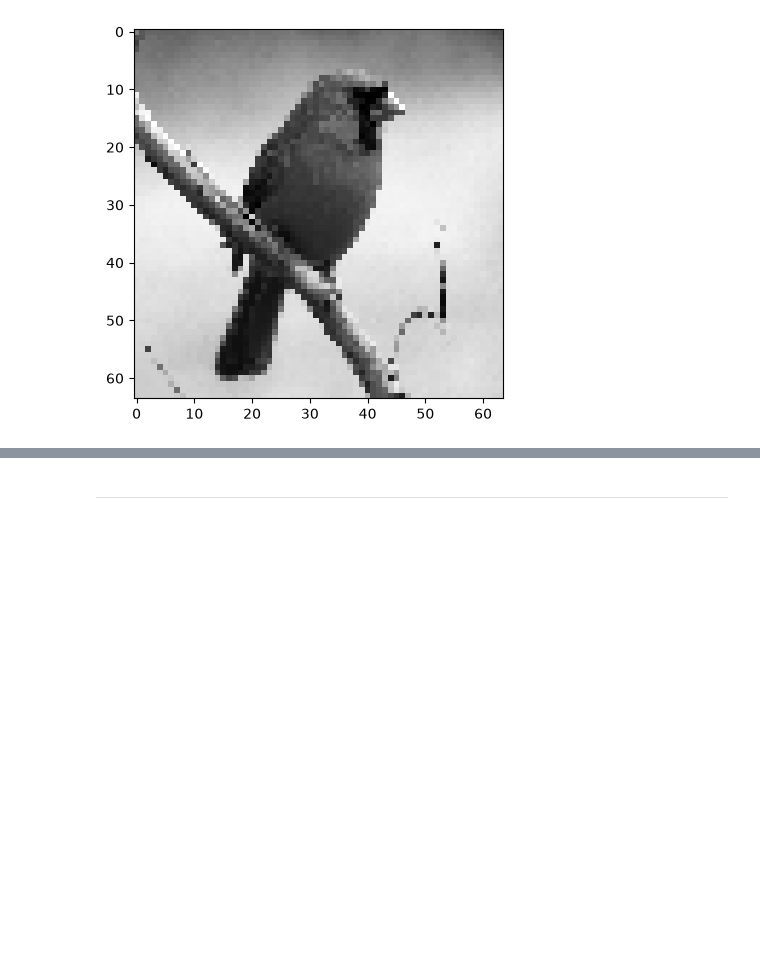
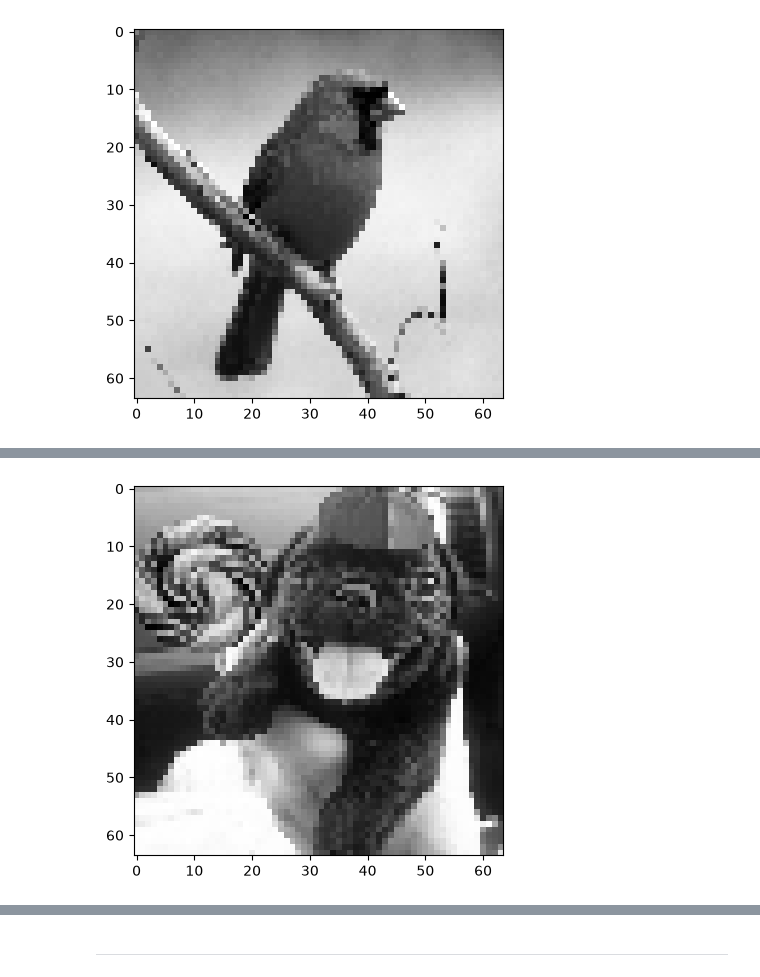
Before and after one commit to pab-h/image-graph, a Jupyter notebook: notebooks/experimentos/diferenças entre limiares com vizinhanças de 4.ipynb, the cells around one changed output, grey strips where cells are left out. Saved outputs shown, nothing was run; the diff lists cells and outputs as text; code cells hidden in the pictures; blank space fills up the shorter version.

```diff
--- a/notebooks/experimentos/diferenças entre limiares com vizinhanças de 4.ipynb
+++ b/notebooks/experimentos/diferenças entre limiares com vizinhanças de 4.ipynb
@@ -70,0 +96,5 @@ plt.show()
+# %%
+plt.imshow(meme_image, cmap='gray')
+plt.show()
+# %% [output]
+[figure, added]
```
Also changed, not shown: parts of 11 cells of this notebook, 2 other files.
